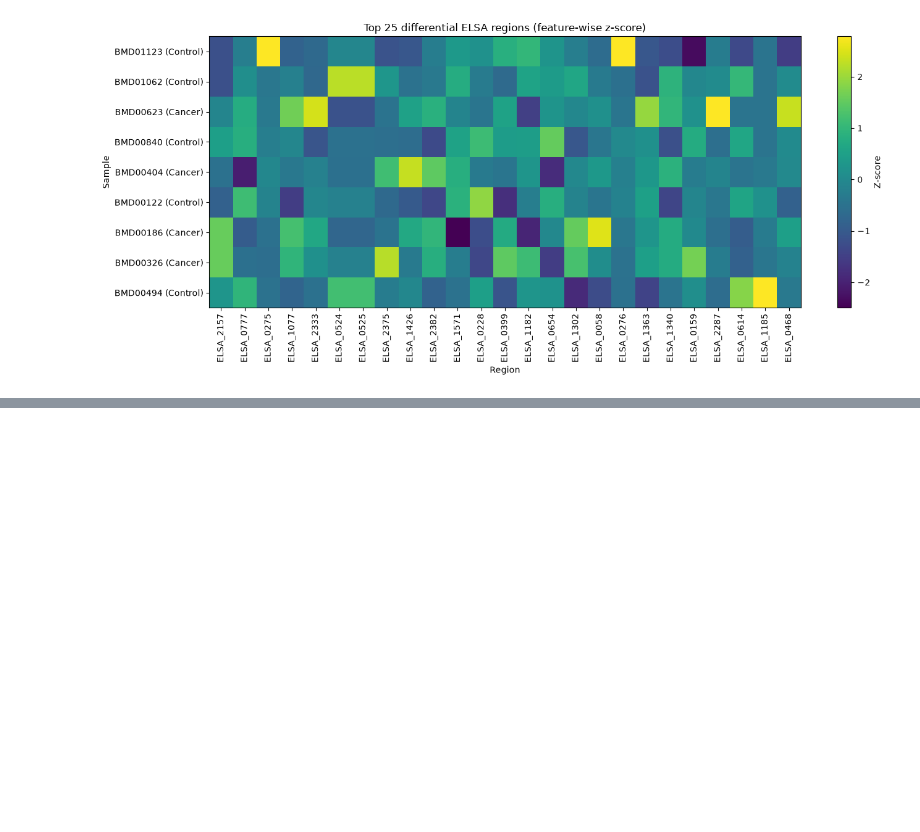
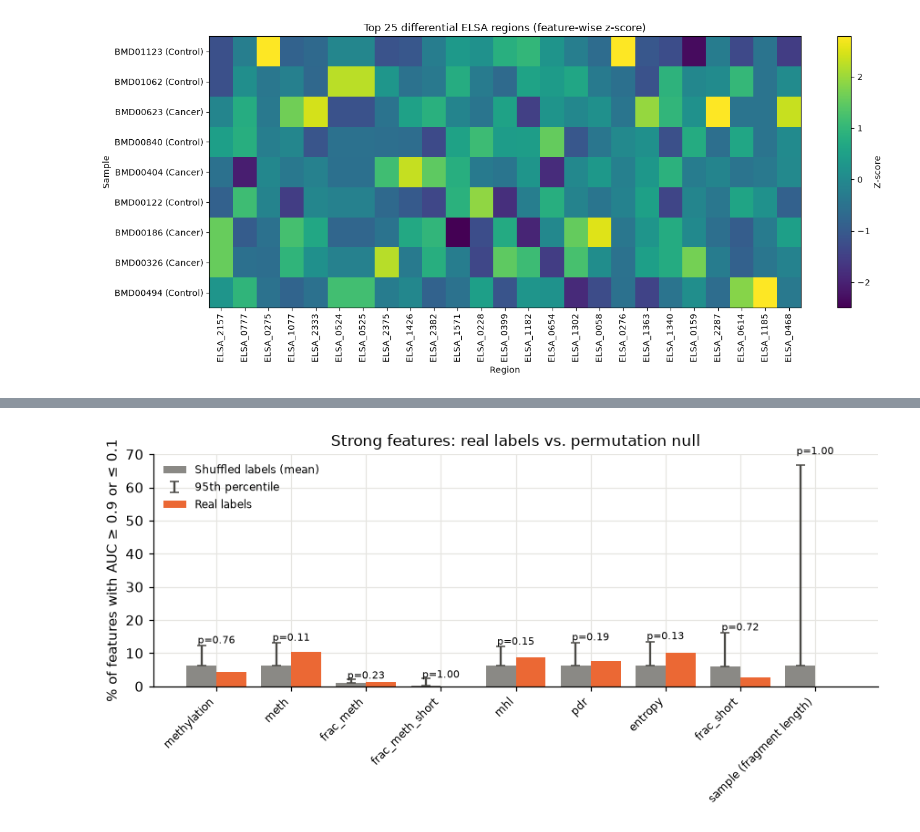
Before and after one commit to sadeghetemad/ctdna-methylation-ml, a Jupyter notebook: notebooks/01_EDA.ipynb, the cells around one changed output, grey strips where cells are left out. Drawn from its saved outputs; the diff is of its cells as text; code cells hidden in the pictures; blank space fills up the shorter version.

```diff
--- a/notebooks/01_EDA.ipynb
+++ b/notebooks/01_EDA.ipynb
@@ -453,0 +799,22 @@ plt.show()
+# %%
+fig, ax = plt.subplots(figsize=(8, 4))
+x = np.arange(len(signal))
+ratio_obs = signal["strong_observed"] / signal["n_features"] * 100
+ratio_null = signal["strong_null_mean"] / signal["n_features"] * 100
+ratio_p95 = signal["strong_null_p95"] / signal["n_features"] * 100
+
+ax.bar(x - 0.2, ratio_null, width=0.4, color=MUTED, label="Shuffled labels (mean)")
+ax.errorbar(x - 0.2, ratio_null, yerr=[np.zeros(len(x)), ratio_p95 - ratio_null],
+            fmt="none", ecolor="#4a4945", capsize=3, label="95th percentile")
+ax.bar(x + 0.2, ratio_obs, width=0.4, color=CLASS_COLORS[1], label="Real labels")
+for xi, p in zip(x, signal["signal_p"]):
+    ax.text(xi, max(ratio_obs.iloc[xi], ratio_p95.iloc[xi]) * 1.05, f"p={p:.2f}",
+            ha="center", fontsize=7)
+ax.set_xticks(x, signal.index, rotation=45, ha="right", fontsize=8)
+ax.set_ylabel("% of features with AUC ≥ 0.9 or ≤ 0.1")
+ax.set_title("Strong features: real labels vs. permutation null", fontsize=11)
+ax.legend(frameon=False, fontsize=8)
+fig.tight_layout()
+plt.show()
+# %% [output]
+[figure, added]
```
Also changed, not shown: parts of 28 cells of this notebook, 13 other files.
